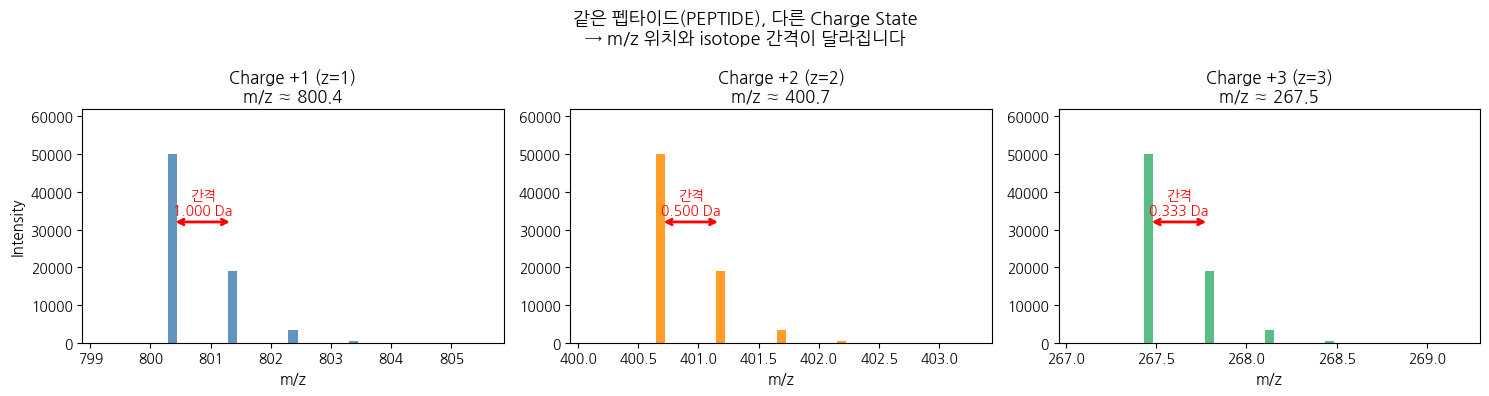
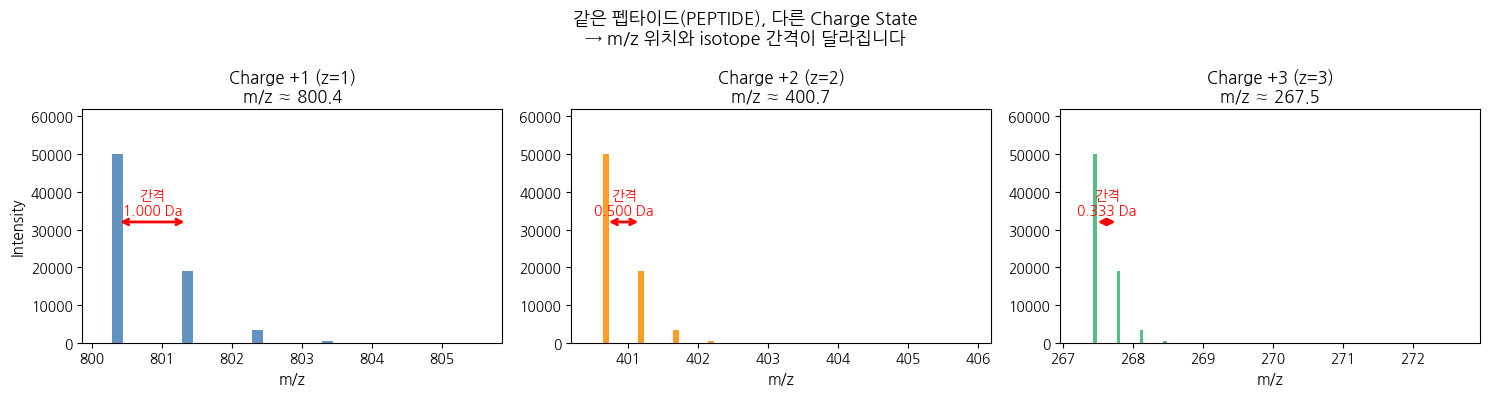
The change to this notebook cell's code, shown as a diff; its figure went from the first image to the second:
--- before
+++ after
@@ -3,7 +3,9 @@
 # 같은 펩타이드(PEPTIDE, MW≈799 Da)가
 # 전하에 따라 어떻게 다르게 보이는지 시각화
+# x축 범위를 동일하게 고정해서 간격 차이를 눈으로 확인!
 # ======================================
 
-peptide_mw = 799.36  # PEPTIDE 분자량 (Da)
+peptide_mw = 799.36
+X_WINDOW = 6.0  # 모든 그래프에 동일하게 적용할 x축 범위 (Da)
 
 fig, axes = plt.subplots(1, 3, figsize=(15, 4))
@@ -18,10 +20,10 @@
 
     for mz, intensity in zip(mz_values, intensities):
-        ax.bar(mz, intensity, width=spacing*0.15, color=color, alpha=0.85)
+        ax.bar(mz, intensity, width=spacing * 0.15, color=color, alpha=0.85)
 
-    # 간격 표시 화살표
+    # 간격 화살표
     ax.annotate('', xy=(mz_values[1], 32000), xytext=(mz_values[0], 32000),
                 arrowprops=dict(arrowstyle='<->', color='red', lw=2))
-    ax.text((mz_values[0]+mz_values[1])/2, 34000,
+    ax.text((mz_values[0] + mz_values[1]) / 2, 34000,
             f'간격\n{spacing:.3f} Da', ha='center', color='red', fontsize=10, fontweight='bold')
 
@@ -31,5 +33,7 @@
         ax.set_ylabel('Intensity', fontsize=11)
     ax.set_ylim(0, 62000)
-    ax.set_xlim(mz_values[0] - spacing*1.5, mz_values[-1] + spacing*1.5)
+
+    # x축 범위 동일하게 고정 (중심 ± X_WINDOW/2)
+    ax.set_xlim(base_mz - 0.5, base_mz - 0.5 + X_WINDOW)
 
 plt.suptitle('같은 펩타이드(PEPTIDE), 다른 Charge State\n→ m/z 위치와 isotope 간격이 달라집니다',
@@ -38,4 +42,4 @@
 plt.show()
 
-print('▶ 전하가 높을수록 m/z가 낮아지고, isotope 간격이 좁아집니다')
-print('▶ 간격 = 1/z  →  z=1: 1 Da,  z=2: 0.5 Da,  z=3: 0.33 Da')
+print('▶ 세 그래프의 x축 범위가 동일(6 Da)합니다')
+print('▶ z=1: 피크가 넓게 퍼짐,  z=2: 절반,  z=3: 더 촘촘')

Commit: 시각화 개선: isotope envelope, tolerance 창, charge state x축 고정